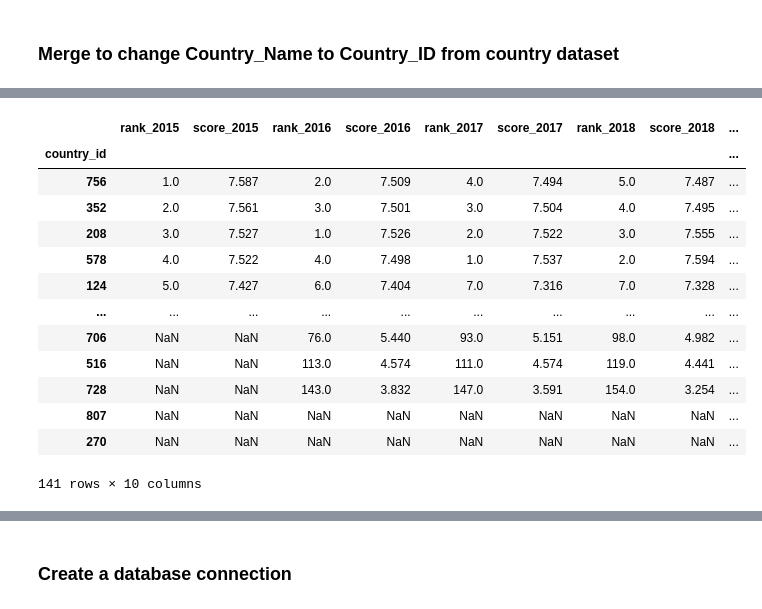
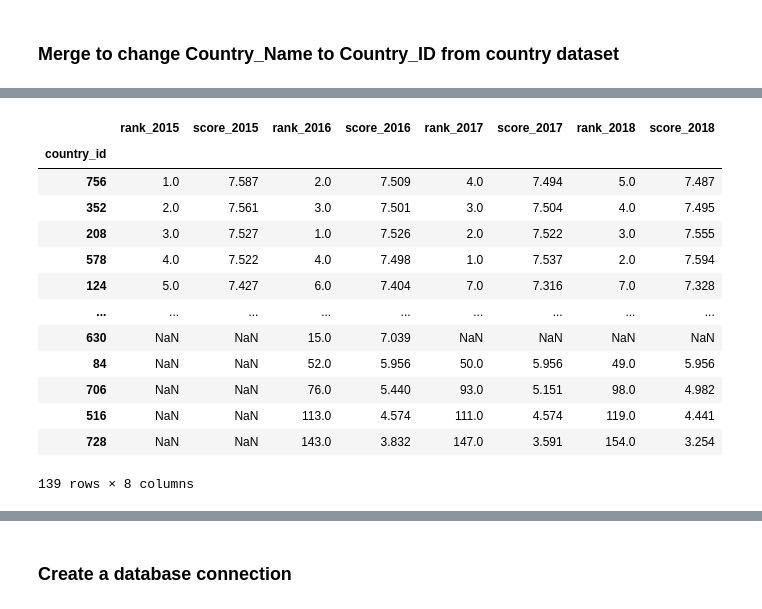
Before and after one commit to macadyls/Natural-Disaster-Support-ETL, a Jupyter notebook: Transform2_Load.ipynb, the cells around one changed output, grey strips where cells are left out. Drawn from its saved outputs; the diff is of its cells as text; code cells hidden in the pictures.

```diff
--- a/Transform2_Load.ipynb
+++ b/Transform2_Load.ipynb
@@ -153,25 +161,25 @@ WH_df
 # %%
 merged_WH_df = WH_df.merge(country_df, on="Country_Name", how="inner")
-WH_cols = ["Country_ID", "Rank_2015", "Score_2015", "Rank_2016", "Score_2016", "Rank_2017", "Score_2017","Rank_2018","Score_2018","Rank_2019","Score_2019"]
+WH_cols = ["Country_ID", "Rank_2015", "Score_2015", "Rank_2016", "Score_2016", "Rank_2017", "Score_2017","Rank_2018","Score_2018"]
 transformed_WH_df= merged_WH_df[WH_cols].copy()
 transformed_WH_df.columns = transformed_WH_df.columns.str.lower()
 transformed_WH_df = transformed_WH_df.set_index("country_id")
 transformed_WH_df
 # %% [output]
-|  | rank_2015 | score_2015 | rank_2016 | score_2016 | rank_2017 | score_2017 | rank_2018 | score_2018 | ... |
-| country_id |  |  |  |  |  |  |  |  | ... |
-| 756 | 1.0 | 7.587 | 2.0 | 7.509 | 4.0 | 7.494 | 5.0 | 7.487 | ... |
-| 352 | 2.0 | 7.561 | 3.0 | 7.501 | 3.0 | 7.504 | 4.0 | 7.495 | ... |
-| 208 | 3.0 | 7.527 | 1.0 | 7.526 | 2.0 | 7.522 | 3.0 | 7.555 | ... |
-| 578 | 4.0 | 7.522 | 4.0 | 7.498 | 1.0 | 7.537 | 2.0 | 7.594 | ... |
-| 124 | 5.0 | 7.427 | 6.0 | 7.404 | 7.0 | 7.316 | 7.0 | 7.328 | ... |
-| ... | ... | ... | ... | ... | ... | ... | ... | ... | ... |
-| 706 | NaN | NaN | 76.0 | 5.440 | 93.0 | 5.151 | 98.0 | 4.982 | ... |
-| 516 | NaN | NaN | 113.0 | 4.574 | 111.0 | 4.574 | 119.0 | 4.441 | ... |
-| 728 | NaN | NaN | 143.0 | 3.832 | 147.0 | 3.591 | 154.0 | 3.254 | ... |
-| 807 | NaN | NaN | NaN | NaN | NaN | NaN | NaN | NaN | ... |
-| 270 | NaN | NaN | NaN | NaN | NaN | NaN | NaN | NaN | ... |
+|  | rank_2015 | score_2015 | rank_2016 | score_2016 | rank_2017 | score_2017 | rank_2018 | score_2018 |
+| country_id |  |  |  |  |  |  |  |  |
+| 756 | 1.0 | 7.587 | 2.0 | 7.509 | 4.0 | 7.494 | 5.0 | 7.487 |
+| 352 | 2.0 | 7.561 | 3.0 | 7.501 | 3.0 | 7.504 | 4.0 | 7.495 |
+| 208 | 3.0 | 7.527 | 1.0 | 7.526 | 2.0 | 7.522 | 3.0 | 7.555 |
+| 578 | 4.0 | 7.522 | 4.0 | 7.498 | 1.0 | 7.537 | 2.0 | 7.594 |
+| 124 | 5.0 | 7.427 | 6.0 | 7.404 | 7.0 | 7.316 | 7.0 | 7.328 |
+| ... | ... | ... | ... | ... | ... | ... | ... | ... |
+| 630 | NaN | NaN | 15.0 | 7.039 | NaN | NaN | NaN | NaN |
+| 84 | NaN | NaN | 52.0 | 5.956 | 50.0 | 5.956 | 49.0 | 5.956 |
+| 706 | NaN | NaN | 76.0 | 5.440 | 93.0 | 5.151 | 98.0 | 4.982 |
+| 516 | NaN | NaN | 113.0 | 4.574 | 111.0 | 4.574 | 119.0 | 4.441 |
+| 728 | NaN | NaN | 143.0 | 3.832 | 147.0 | 3.591 | 154.0 | 3.254 |
-141 rows × 10 columns
+139 rows × 8 columns
 # %%
 country_df
 # %% [output]
```
Also changed, not shown: parts of 11 cells of this notebook, 8 other files.
